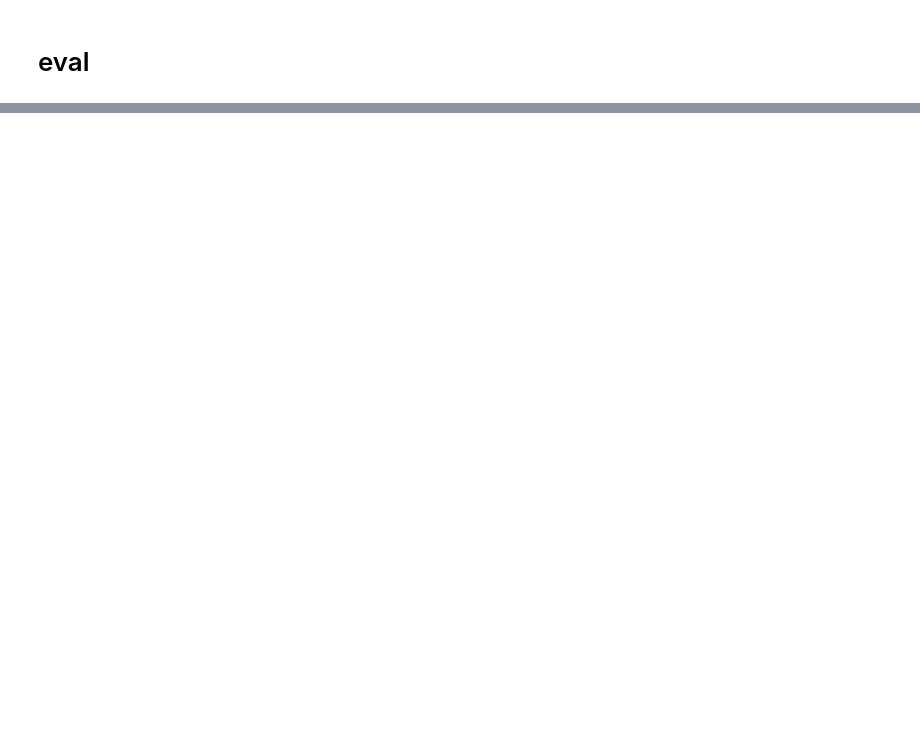
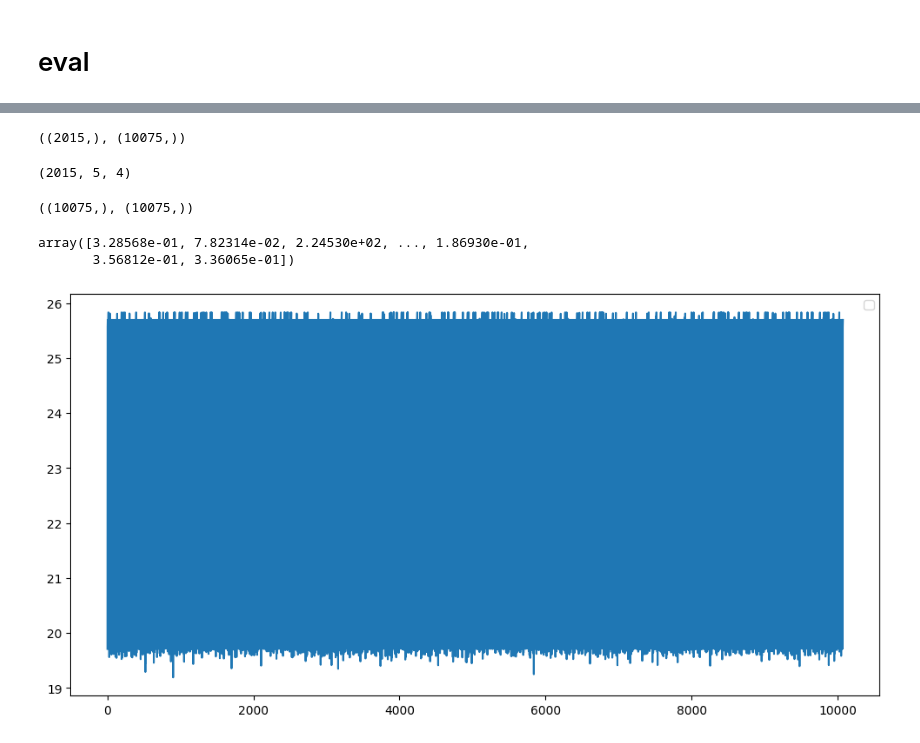
Before and after one commit to Amen-Haj-Brahim/lstm-apple-stocks, a Jupyter notebook: lstm.ipynb, the cells around one changed output, grey strips where cells are left out. Cells and saved outputs as stored; diff of their text form; code cells hidden in the pictures; blank space fills up the shorter version.

```diff
--- a/lstm.ipynb
+++ b/lstm.ipynb
@@ -279,2 +290,25 @@ plt.legend(['train', 'valid'])
+# %%
+y_test.shape,y_pred.flatten().shape
+# %% [output]
+((2015,), (10075,))
+# %%
+X_test.shape
+# %% [output]
+(2015, 5, 4)
+# %%
+y_pred.flatten().shape,y.shape
+# %% [output]
+((10075,), (10075,))
+# %%
+y_test
+# %% [output]
+array([3.28568e-01, 7.82314e-02, 2.24530e+02, ..., 1.86930e-01,
+       3.56812e-01, 3.36065e-01])
+# %%
+plt.plot(y_pred.flatten())
+plt.legend()
+plt.show()
+# %% [output]
+[figure, added]
 # %%
 # model.save("model.h5")
```
Also changed, not shown: parts of 8 cells of this notebook.
